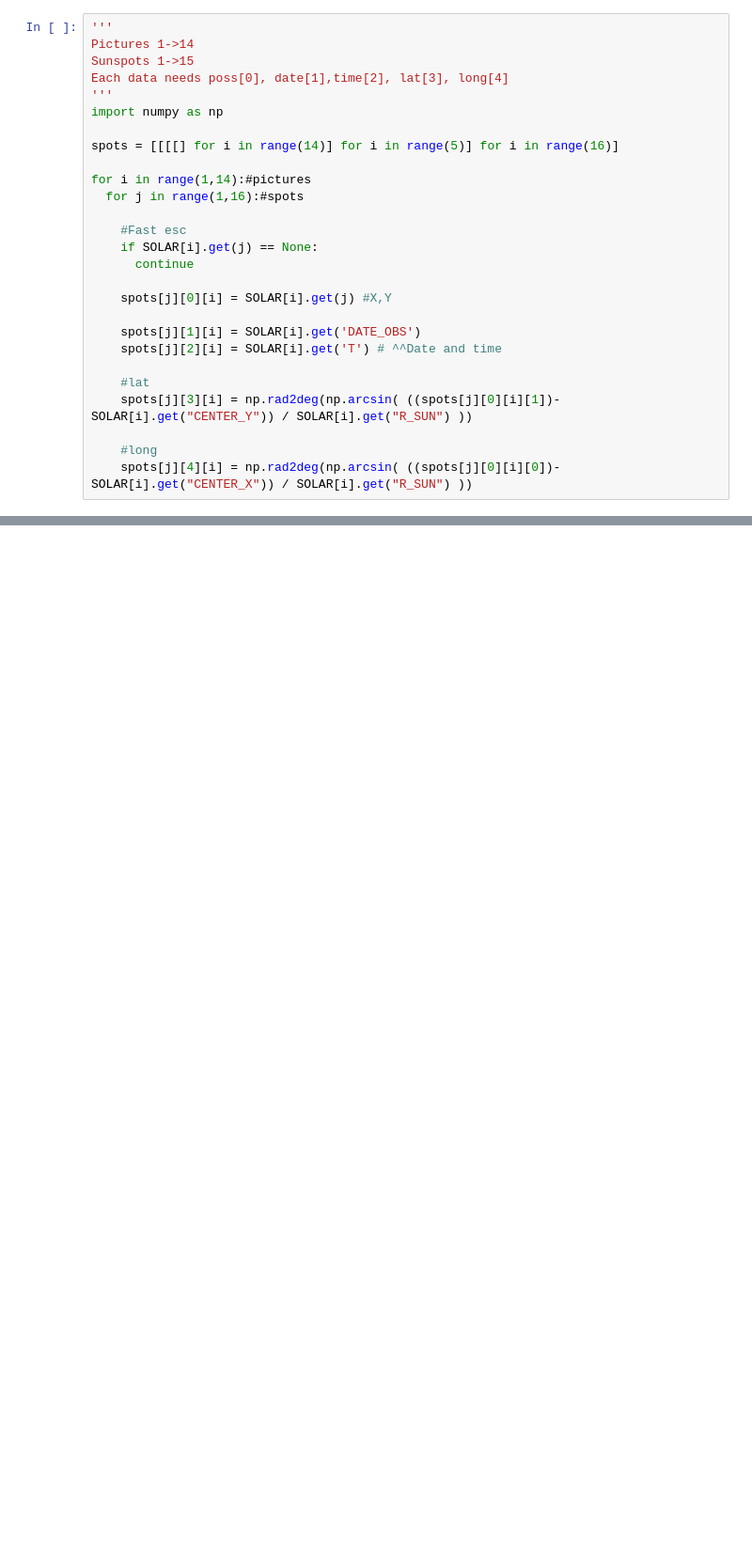
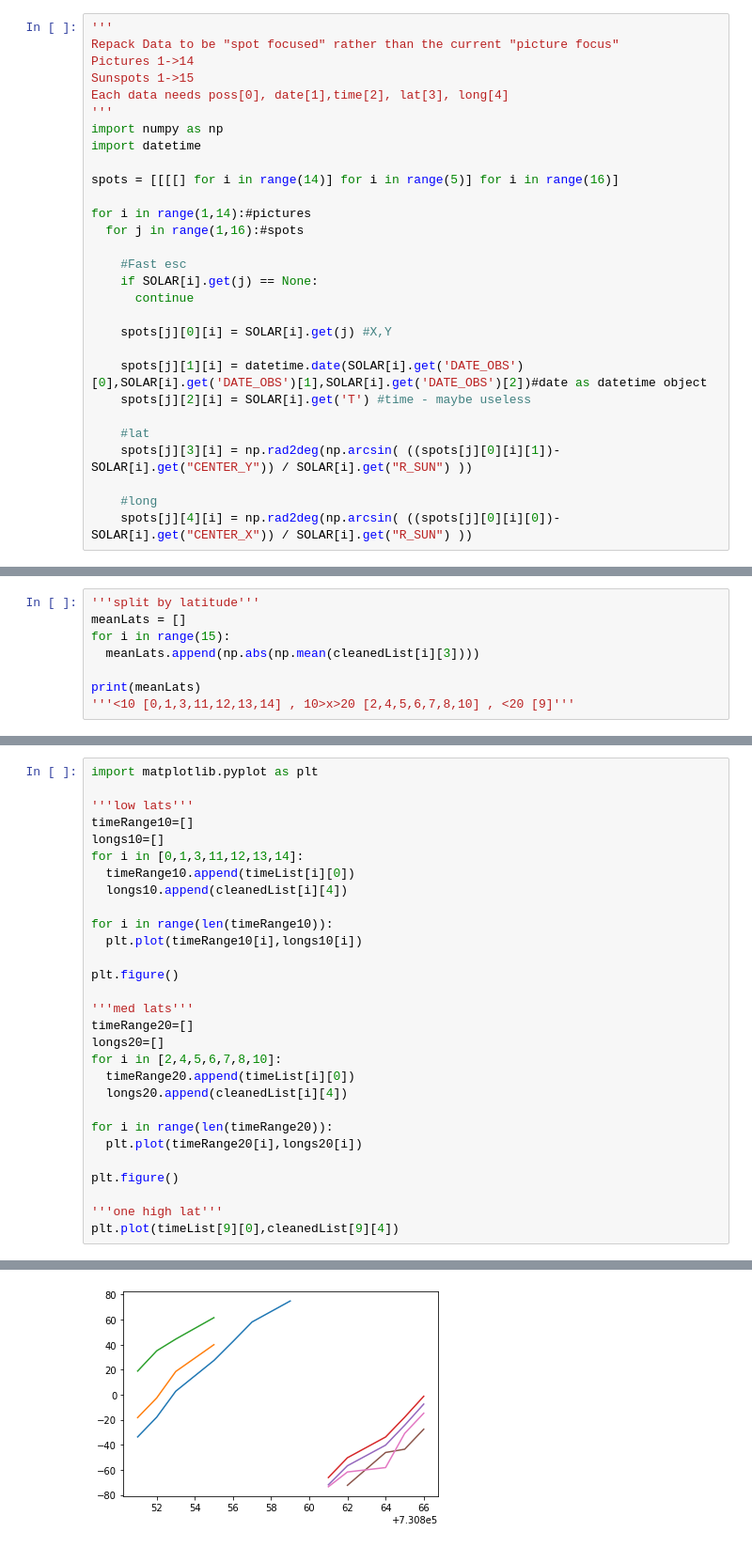
Before and after one commit to StephenJohnson-CardiffUni/Astro, a Jupyter notebook: SunSpot.ipynb, the cells around one changed output, grey strips where cells are left out. Shown at 94% size. Cells and saved outputs as stored; diff of their text form; blank space fills up the shorter version.

Commit message:
Data Maniped, Plotted

```diff
--- a/SunSpot.ipynb
+++ b/SunSpot.ipynb
@@ -198,10 +200,12 @@ SOLAR[13] = {
 # %%
 '''
+Repack Data to be "spot focused" rather than the current "picture focus"
 Pictures 1->14
 Sunspots 1->15
 Each data needs poss[0], date[1],time[2], lat[3], long[4]
 '''
 import numpy as np
+import datetime
 
 spots = [[[[] for i in range(14)] for i in range(5)] for i in range(16)]
 
@@ -214,8 +218,8 @@ for i in range(1,14):#pictures
 
     spots[j][0][i] = SOLAR[i].get(j) #X,Y
 
-    spots[j][1][i] = SOLAR[i].get('DATE_OBS')
-    spots[j][2][i] = SOLAR[i].get('T') # ^^Date and time
+    spots[j][1][i] = datetime.date(SOLAR[i].get('DATE_OBS')[0],SOLAR[i].get('DATE_OBS')[1],SOLAR[i].get('DATE_OBS')[2])#date as datetime object
+    spots[j][2][i] = SOLAR[i].get('T') #time - maybe useless
 
     #lat
     spots[j][3][i] = np.rad2deg(np.arcsin( ((spots[j][0][i][1])-SOLAR[i].get("CENTER_Y")) / SOLAR[i].get("R_SUN") ))
@@ -229,0 +255,8 @@ print(pruned)
+# %%
+'''split by latitude'''
+meanLats = []
+for i in range(15):
+  meanLats.append(np.abs(np.mean(cleanedList[i][3])))
+
+print(meanLats)
+'''<10 [0,1,3,11,12,13,14] , 10>x>20 [2,4,5,6,7,8,10] , <20 [9]'''
@@ -229,0 +266,30 @@ print(pruned)
+# %%
+import matplotlib.pyplot as plt
+
+'''low lats'''
+timeRange10=[]
+longs10=[]
+for i in [0,1,3,11,12,13,14]:
+  timeRange10.append(timeList[i][0])
+  longs10.append(cleanedList[i][4])
+
+for i in range(len(timeRange10)):
+  plt.plot(timeRange10[i],longs10[i])
+
+plt.figure()
+
+'''med lats'''
+timeRange20=[]
+longs20=[]
+for i in [2,4,5,6,7,8,10]:
+  timeRange20.append(timeList[i][0])
+  longs20.append(cleanedList[i][4])
+
+for i in range(len(timeRange20)):
+  plt.plot(timeRange20[i],longs20[i])
+
+plt.figure()
+
+'''one high lat'''
+plt.plot(timeList[9][0],cleanedList[9][4])
+# %% [output]
@@ -229,0 +297 @@ print(pruned)
+[figure, added]
```
Also changed, not shown: parts of 6 cells of this notebook.
